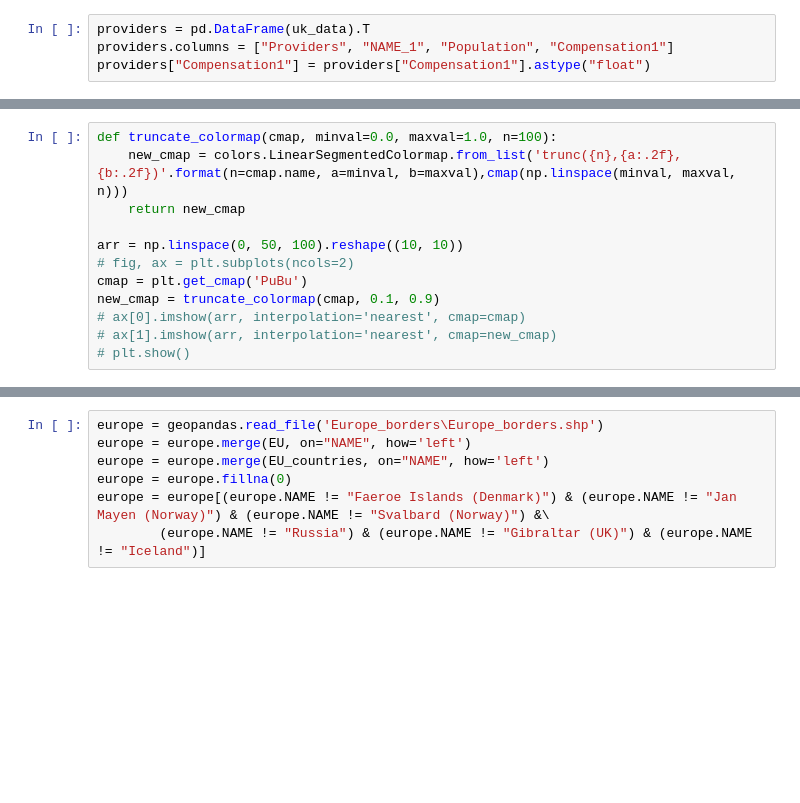
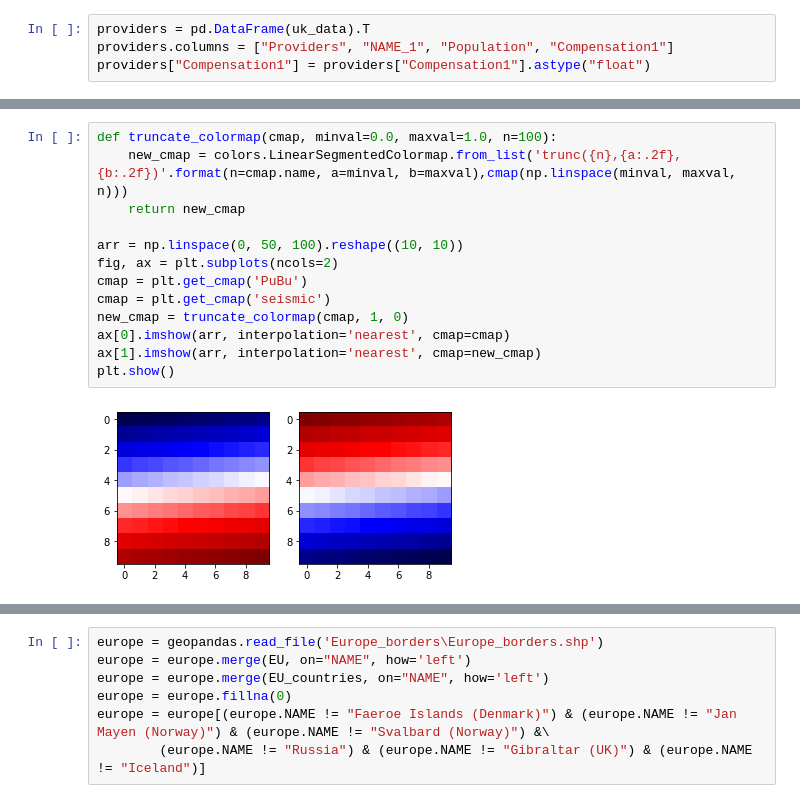
Before and after one commit to Aidan-Gilson/Ophtho_Trends, a Jupyter notebook: UK.ipynb, the cells around one changed output, grey strips where cells are left out. Saved outputs shown, nothing was run; the diff lists cells and outputs as text; blank space fills up the shorter version.

```diff
--- a/UK.ipynb
+++ b/UK.ipynb
@@ -42,15 +79,18 @@ states["Need_18"] = states["Interest_18"]/states["Rate_100k_18"]
 # %%
 def truncate_colormap(cmap, minval=0.0, maxval=1.0, n=100):
     new_cmap = colors.LinearSegmentedColormap.from_list('trunc({n},{a:.2f},{b:.2f})'.format(n=cmap.name, a=minval, b=maxval),cmap(np.linspace(minval, maxval, n)))
     return new_cmap
 
 arr = np.linspace(0, 50, 100).reshape((10, 10))
-# fig, ax = plt.subplots(ncols=2)
+fig, ax = plt.subplots(ncols=2)
 cmap = plt.get_cmap('PuBu')
-new_cmap = truncate_colormap(cmap, 0.1, 0.9)
-# ax[0].imshow(arr, interpolation='nearest', cmap=cmap)
-# ax[1].imshow(arr, interpolation='nearest', cmap=new_cmap)
-# plt.show()
+cmap = plt.get_cmap('seismic')
+new_cmap = truncate_colormap(cmap, 1, 0)
+ax[0].imshow(arr, interpolation='nearest', cmap=cmap)
+ax[1].imshow(arr, interpolation='nearest', cmap=new_cmap)
+plt.show()
+# %% [output]
+[figure, added]
 # %%
 # Geo Map by State
 fig, ((ax1, ax3), (ax2, ax4)) = plt.subplots(2, 2, figsize=(15, 10))
```
Also changed, not shown: parts of 11 cells of this notebook, 6 other files.
